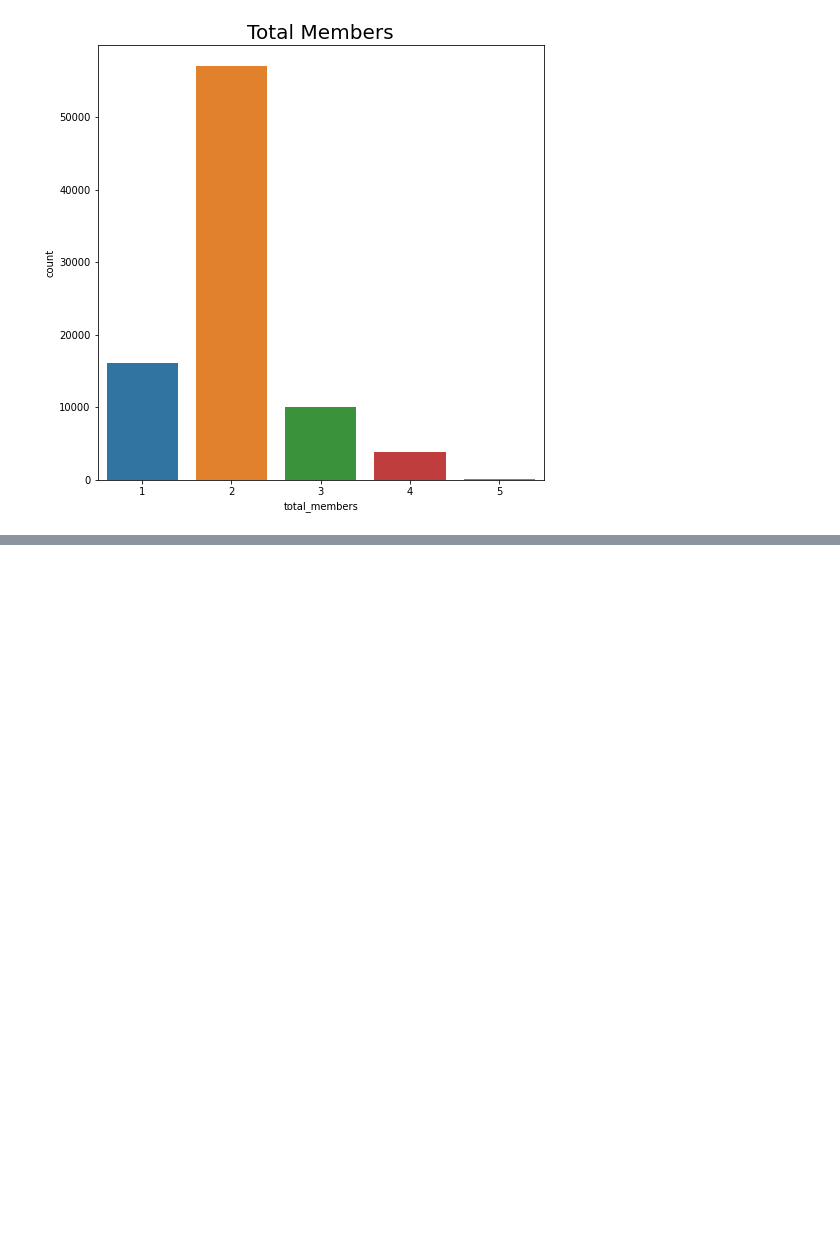
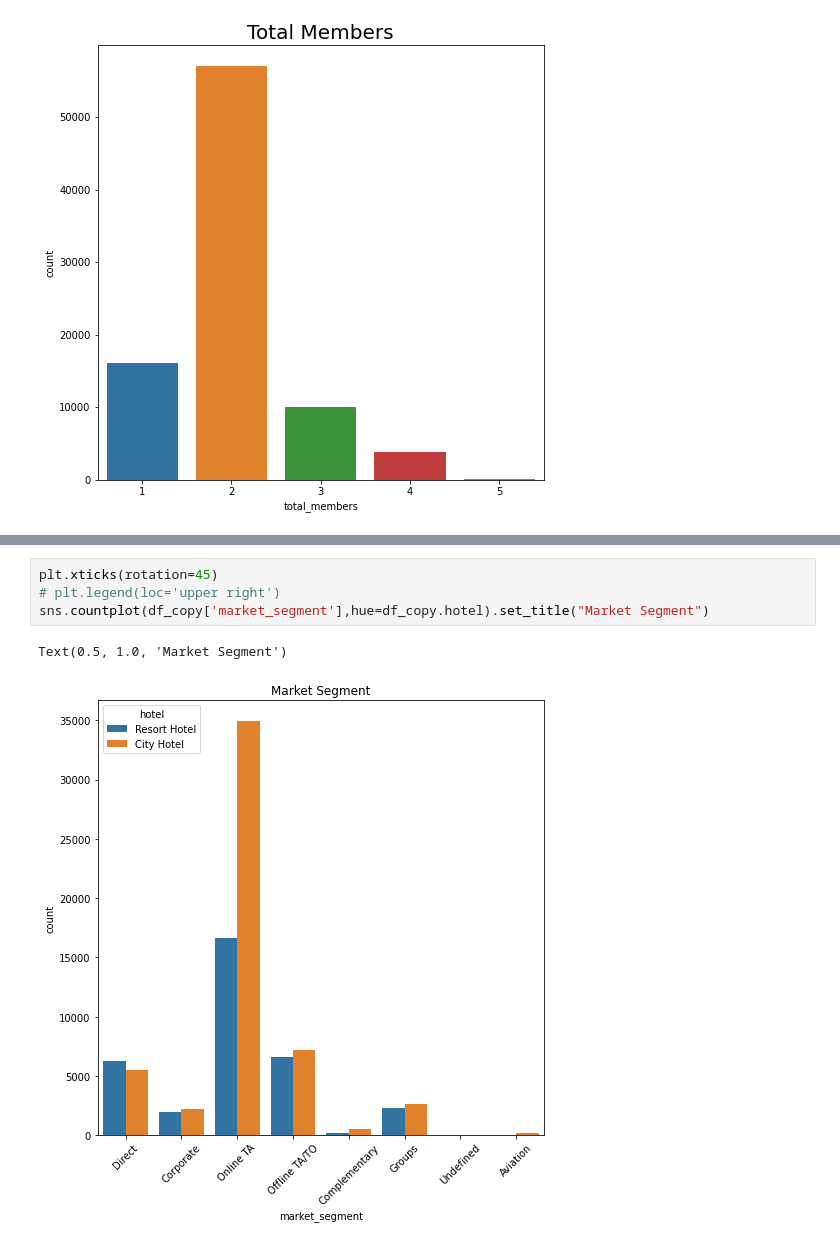
Before and after one commit to shikhar23091999/hotel-booking-analysis, a Jupyter notebook: Hotel_Booking_Analysis_Shikhar_Satpute.ipynb, the cells around one changed output, grey strips where cells are left out. Cells and saved outputs as stored; diff of their text form; blank space fills up the shorter version.

```diff
--- a/Hotel_Booking_Analysis_Shikhar_Satpute.ipynb
+++ b/Hotel_Booking_Analysis_Shikhar_Satpute.ipynb
@@ -252,0 +277,7 @@ Text(0.5, 1.0, 'Total Members')
+# %%
+plt.xticks(rotation=45)
+# plt.legend(loc='upper right')
+sns.countplot(df_copy['market_segment'],hue=df_copy.hotel).set_title("Market Segment")
+# %% [output]
+Text(0.5, 1.0, 'Market Segment')
+[figure, added]
```
Also changed, not shown: parts of 11 cells of this notebook.
